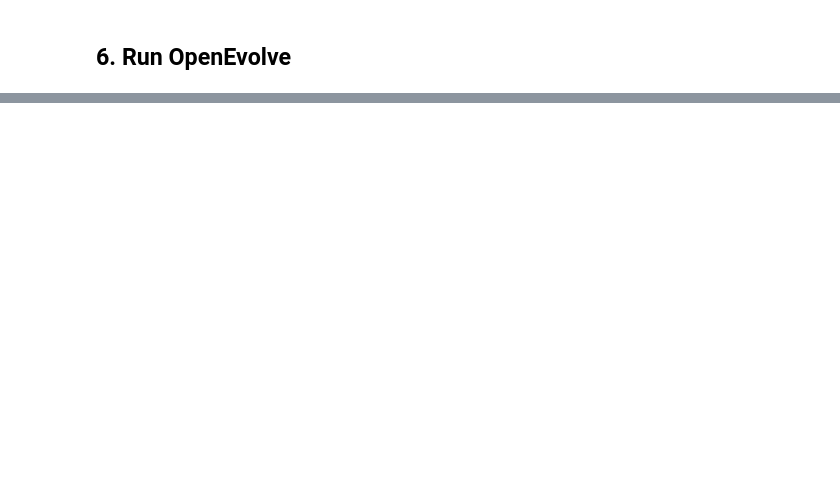
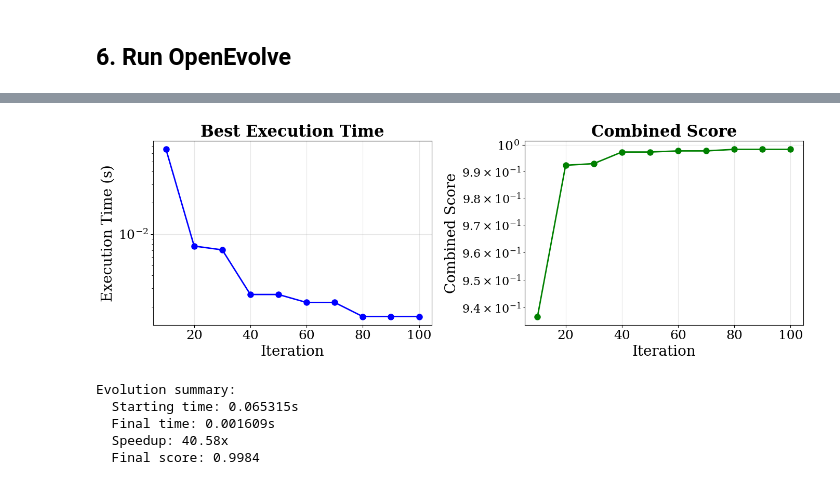
Before and after one commit to bestquark/hsopt, a Jupyter notebook: docs/tutorials/evaluators.ipynb, the cells around one changed output, grey strips where cells are left out. Drawn from its saved outputs; the diff is of its cells as text; code cells hidden in the pictures; blank space fills up the shorter version.

```diff
--- a/docs/tutorials/evaluators.ipynb
+++ b/docs/tutorials/evaluators.ipynb
@@ -113,0 +213,13 @@ result = run_evolution(
+# %%
+from trovolut.utils.parse import parse_all_checkpoints, extract_evolution_metrics
+
+# Parse all checkpoints
+checkpoints = parse_all_checkpoints("opt/evolution_results/checkpoints")
+metrics = extract_evolution_metrics(checkpoints)
+
+print(f"Loaded {len(checkpoints)} checkpoints")
+print(f"Iterations: {metrics['iterations']}")
+print(f"\nFinal metrics:")
+print(f"  Combined score: {metrics['combined_scores'][-1]:.4f}")
+print(f"  Time: {metrics['times'][-1]:.6f}s")
+print(f"  Error: {metrics['errors'][-1]:.6e}")
@@ -113,0 +235,44 @@ result = run_evolution(
+# %%
+# Plot: Best execution time over iterations
+import matplotlib.pyplot as plt
+
+# Enable LaTeX font rendering
+plt.rcParams['text.usetex'] = False
+plt.rcParams['font.family'] = 'serif'
+plt.rcParams['font.size'] = 16
+
+fig, axes = plt.subplots(1, 2, figsize=(14, 5))
+
+# 1. Best time vs iterations
+axes[0].plot(metrics['iterations'], metrics['times'], 'bo-', linewidth=2, markersize=8)
+axes[0].set_xlabel('Iteration', fontsize=20)
+axes[0].set_ylabel('Execution Time (s)', fontsize=20)
+axes[0].set_title('Best Execution Time', fontsize=22, fontweight='bold')
+axes[0].grid(True, alpha=0.3)
+axes[0].set_yscale('log')
+axes[0].tick_params(axis='both', which='major', labelsize=18)
+
+# 2. Combined score vs iterations
+axes[1].plot(metrics['iterations'], metrics['combined_scores'], 'go-', linewidth=2, markersize=8)
+axes[1].set_xlabel('Iteration', fontsize=20)
+axes[1].set_ylabel('Combined Score', fontsize=20)
+axes[1].set_title('Combined Score', fontsize=22, fontweight='bold')
+axes[1].grid(True, alpha=0.3)
+axes[1].set_yscale('log')
+axes[1].tick_params(axis='both', which='major', labelsize=18)
+
+plt.tight_layout()
+plt.show()
+
+print(f"\nEvolution summary:")
+print(f"  Starting time: {metrics['times'][0]:.6f}s")
+print(f"  Final time: {metrics['times'][-1]:.6f}s")
+print(f"  Speedup: {metrics['times'][0] / metrics['times'][-1]:.2f}x")
+print(f"  Final score: {metrics['combined_scores'][-1]:.4f}")
+# %% [output]
+[figure, added]
+Evolution summary:
+  Starting time: 0.065315s
+  Final time: 0.001609s
+  Speedup: 40.58x
+  Final score: 0.9984
```
Also changed, not shown: parts of 18 cells of this notebook, 24 other files.
